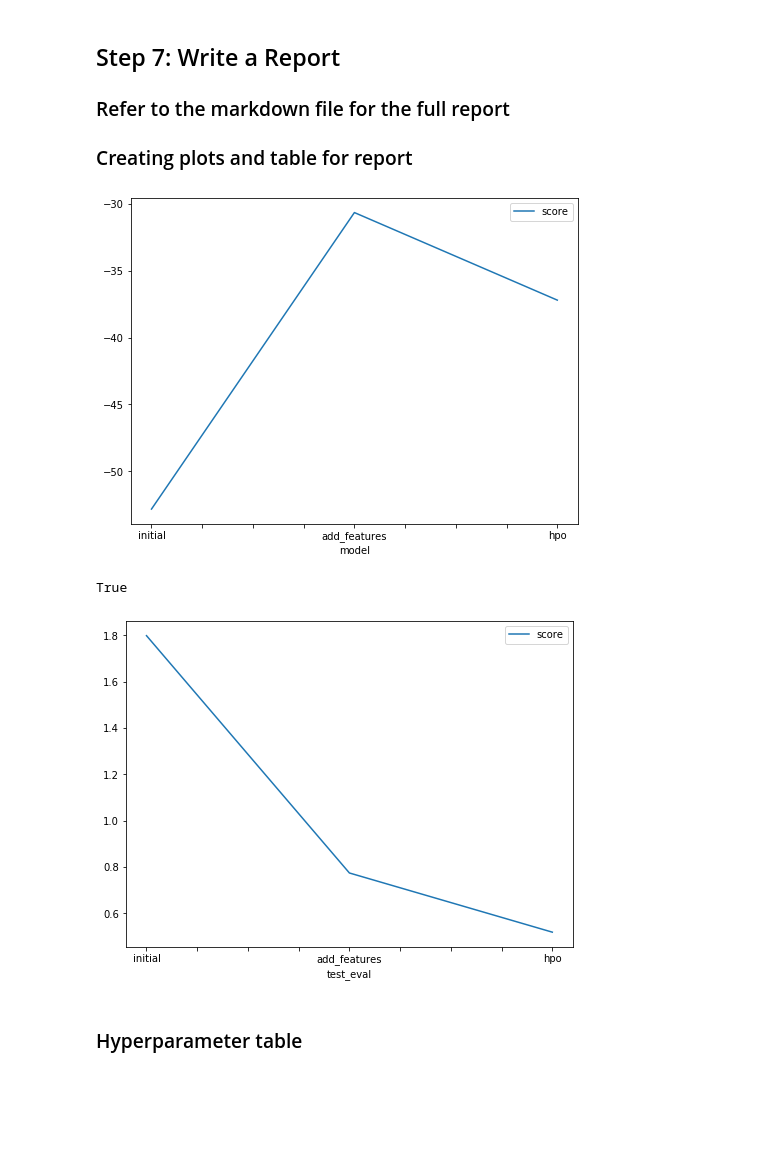
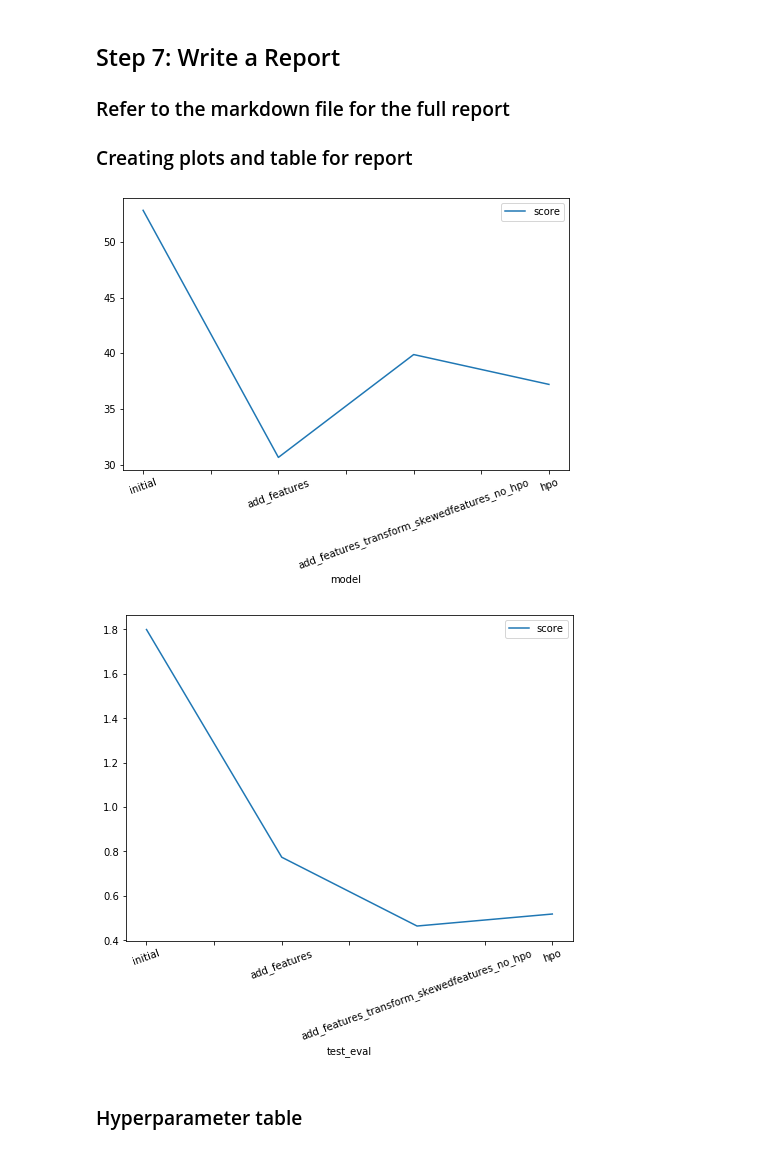
Before and after one commit to mervat-khaled/cd0385-project-starter, a Jupyter notebook: project/project-template.ipynb, the cells around one changed output. Saved outputs shown, nothing was run; the diff lists cells and outputs as text; code cells hidden in the pictures; blank space fills up the shorter version.

```diff
--- a/project/project-template.ipynb
+++ b/project/project-template.ipynb
@@ -1068,30 +1102,28 @@ Successfully submitted to Bike Sharing Demand
 # %%
 # Taking the top model score from each training run and creating a line plot to show improvement
 # You can create these in the notebook and save them to PNG or use some other tool (e.g. google sheets, excel)
 fig = pd.DataFrame(
     {
-        "model": ["initial", "add_features", "hpo"],
-        "score": [-52.841, -30.646, -37.201]
+        "model": ["initial", "add_features","add_features_transform_skewedfeatures_no_hpo", "hpo"],
+        "score": [52.84, 30.64,39.88 ,37.20]
     }
-).plot(x="model", y="score", figsize=(8, 6)).get_figure()
+).plot(x="model", y="score", figsize=(8, 5)).get_figure()
+plt.xticks(rotation=20)
 fig.savefig('img/model_train_score.png');
 # %% [output]
-[figure, old version]
+[figure, new version]
-# %%
--30 > -37
-# %% [output]
-True
 # %%
 # Take the 3 kaggle scores and creating a line plot to show improvement
 fig = pd.DataFrame(
     {
-        "test_eval": ["initial", "add_features", "hpo"],
-        "score": [1.7989, 0.77367, 0.51801]
+        "test_eval": ["initial", "add_features","add_features_transform_skewedfeatures_no_hpo" ,"hpo"],
+        "score": [1.7989, 0.77367,0.46397 ,0.51801]
     }
 ).plot(x="test_eval", y="score", figsize=(8, 6)).get_figure()
+plt.xticks(rotation=20)
 fig.savefig('img/model_test_score.png')
 # %% [output]
-[figure, old version]
+[figure, new version]
 # %% [markdown]
 ### Hyperparameter table
 # %%
```
Also changed, not shown: parts of 37 cells of this notebook, 5 other files.
